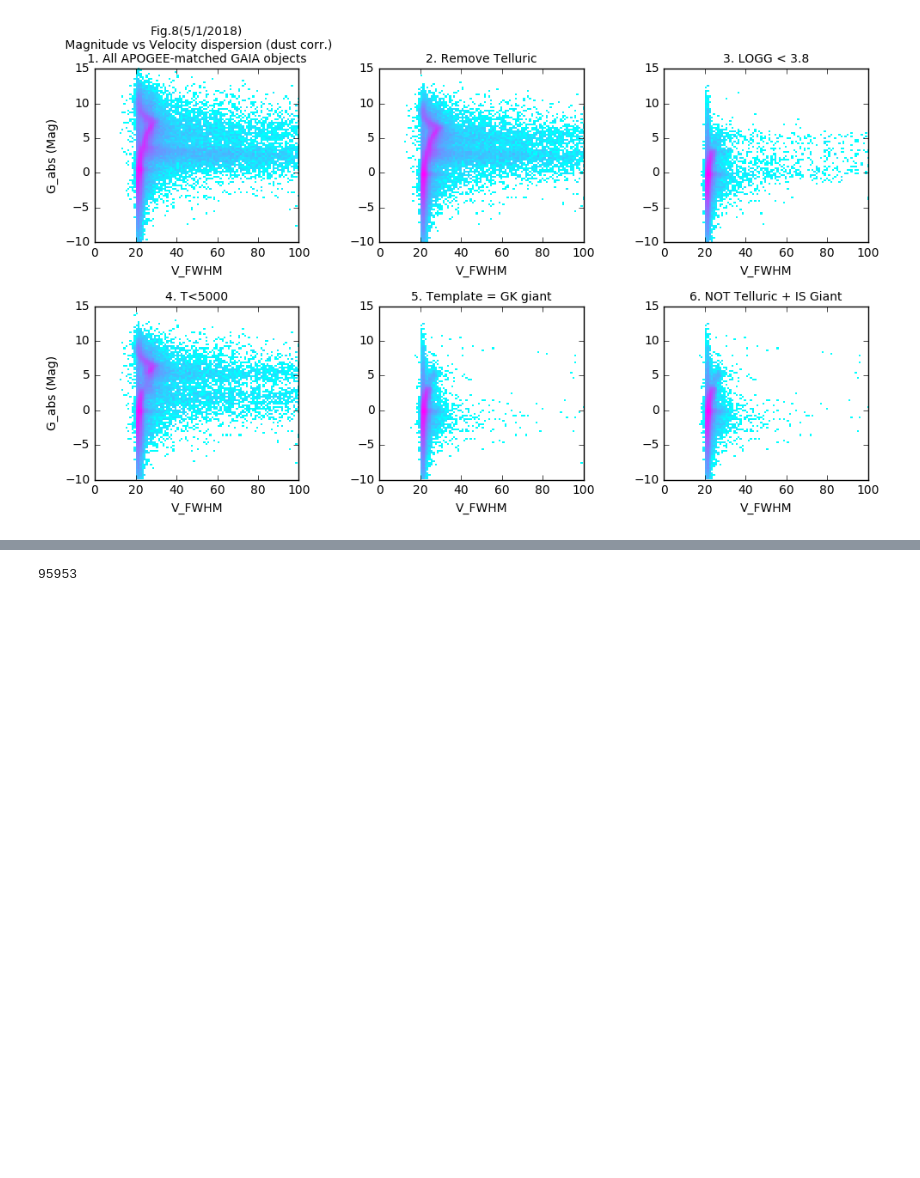
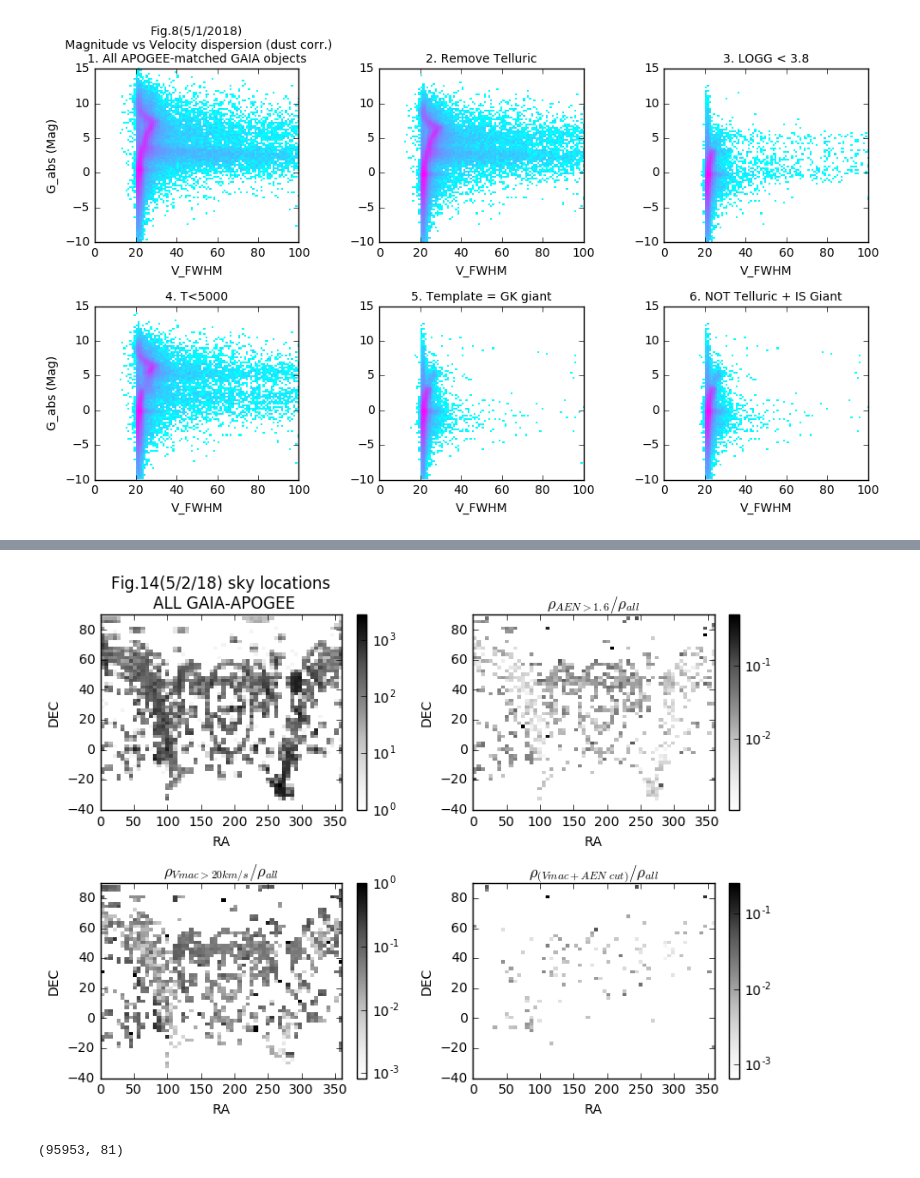
Before and after one commit to liuxx479/MW-BHs, a Jupyter notebook: plot-gaia-match.ipynb, the cells around one changed output, grey strips where cells are left out. Saved outputs shown, nothing was run; the diff lists cells and outputs as text; code cells hidden in the pictures; blank space fills up the shorter version.

```diff
--- a/plot-gaia-match.ipynb
+++ b/plot-gaia-match.ipynb
@@ -380,4 +401,33 @@ show()
+# %%
+f, ((ax1,ax2),(ax3,ax4))=subplots(2,2,figsize=(8,6))
+
+ihist0, bin1, bin2 = histogram2d(ra_gaia,dec_gaia, range=((0,360),(-40,90)),bins=60)
+icb=ax1.imshow(ihist0.T, norm=mpl.colors.LogNorm(),cmap=mpl.cm.Greys,
+           interpolation='nearest',origin='lower',extent=[0,360,-40,90],aspect='auto')
+f.colorbar(icb,ax=ax1)
+i=0
+for icut in (cut_AEN, cut_vmac, cut_vmac&cut_AEN):
+    ihist, bin1, bin2 = histogram2d(ra_gaia[icut], dec_gaia[icut], range=((0,360),(-40,90)),bins=60)
+    iax=[ax2,ax3,ax4][i]
+    i+=1
+    icb=iax.imshow(ihist.T/ihist0.T, norm=mpl.colors.LogNorm(),cmap=mpl.cm.Greys,interpolation='nearest'
+              ,origin='lower',extent=[0,360,-40,90],aspect='auto')
+    iax.set_ylabel('DEC')
+    iax.set_xlabel('RA')
+    f.colorbar(icb,ax=iax)
+
+ax1.set_xlabel('RA')
+ax1.set_ylabel('DEC')
+ax1.set_title('Fig.14(5/2/18) sky locations\n ALL GAIA-APOGEE')
+ax2.set_title(r'$\rho_{AEN>%.1f}/ \rho_{all}$'%(AEN_min))
+ax3.set_title(r'$\rho_{Vmac>%ikm/s}/ \rho_{all}$'%(vmac_min))
+ax4.set_title(r'$\rho_{(Vmac+AEN\; cut)}/ \rho_{all}$')
+
+plt.tight_layout()
+show()
+# %% [output]
+[figure, added]
 # %%
-sum(VmacA==1)
+sum(VmacA==1), sum(VmacP==-999)
 # %% [output]
-95953
+(95953, 81)
```
Also changed, not shown: parts of 8 cells of this notebook.
